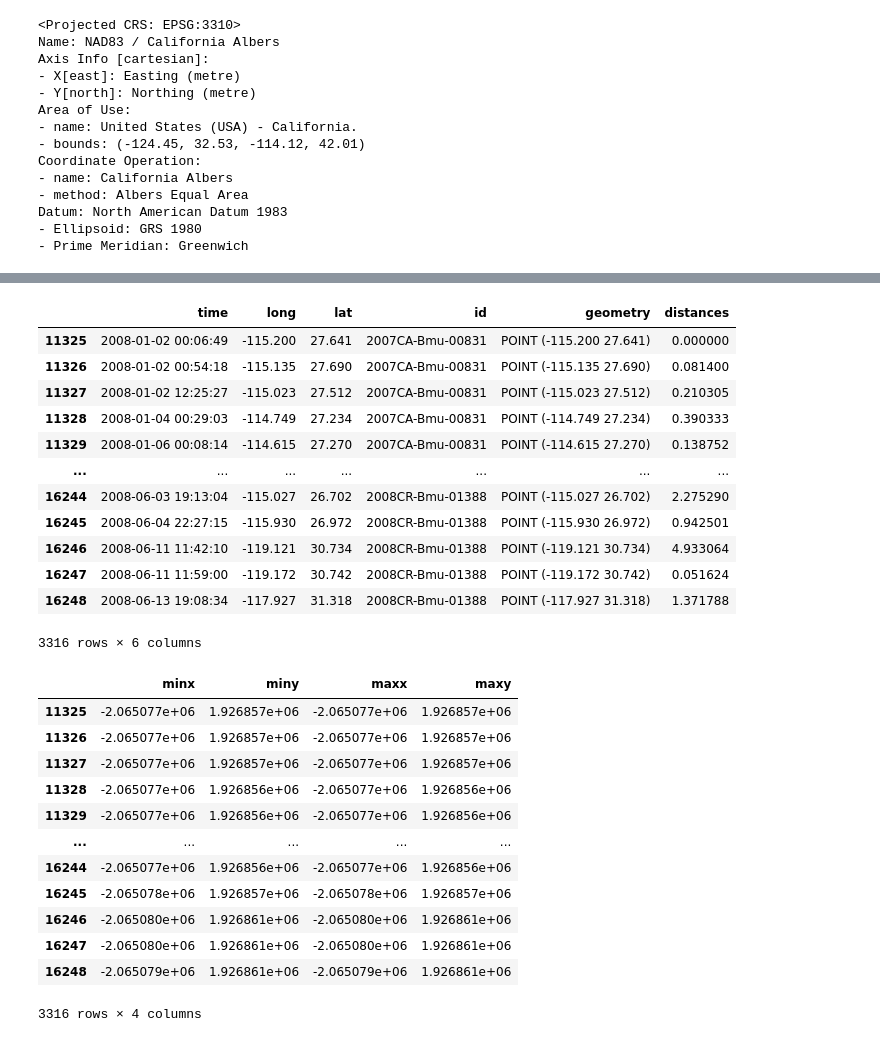
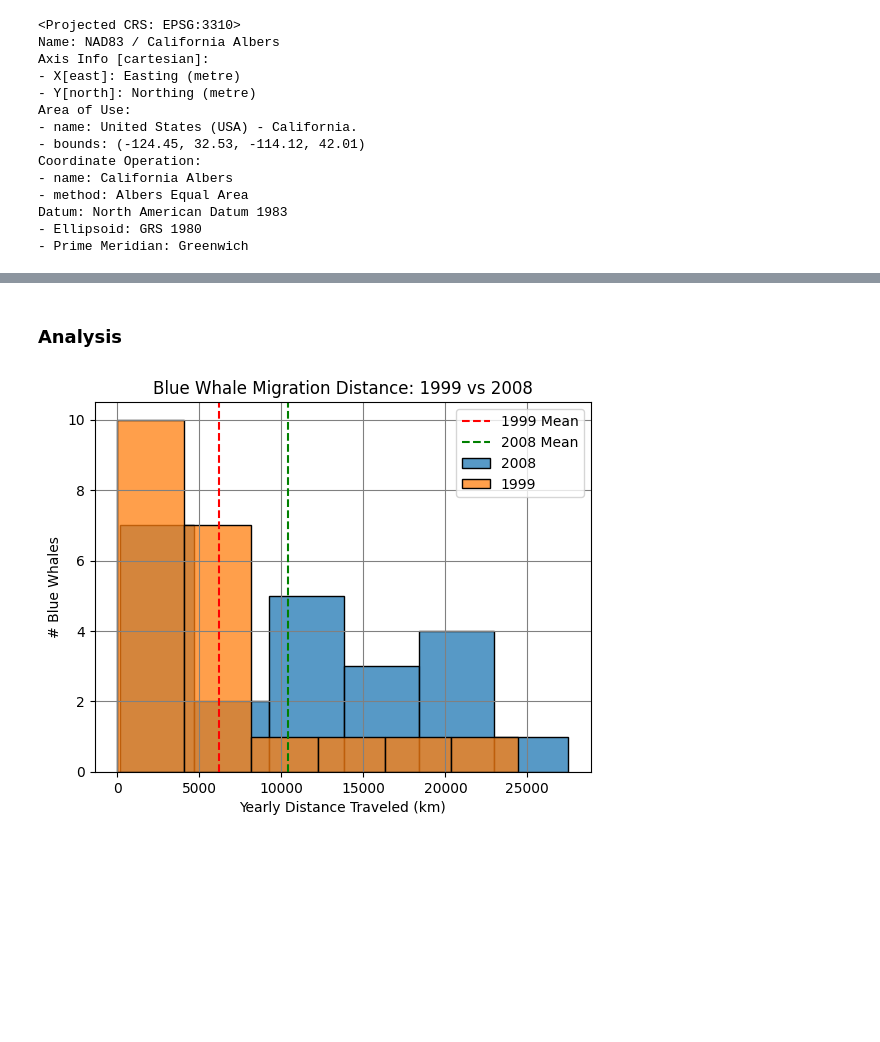
Before and after one commit to alyghanson/migration, a Jupyter notebook: whales/extent.ipynb, the cells around one changed output, grey strips where cells are left out. Drawn from its saved outputs; the diff is of its cells as text; code cells hidden in the pictures; blank space fills up the shorter version.

```diff
--- a/whales/extent.ipynb
+++ b/whales/extent.ipynb
@@ -121,10 +128,14 @@ dtype: int64
+# %%
+#project for finding distances
+w1999_proj = w1999.to_crs(epsg=3310)
+w2008_proj = w2008.to_crs(epsg=3310)
 # %%
 #Make sure all whales are sorted for next step
 
-w1999 = w1999.sort_values(['id', 'time'])
-w2008 = w2008.sort_values(['id', 'time'])
+w1999_proj = w1999_proj.sort_values(['id', 'time'])
+w2008_proj = w2008_proj.sort_values(['id', 'time'])
 
-w2008.crs
+w2008_proj.crs
 # %% [output]
 <Projected CRS: EPSG:3310>
 Name: NAD83 / California Albers
@@ -166,7 +177,8 @@ def calc_dist_from_prev(geodata):
             #if row id matched previous id:
             if row.id == prev_row.id:
             #calculate distance between points
-                distance = curr_point.distance(prev_point)
+                distance = row.geometry.distance(prev_row.geometry)
+                # distance = curr_point.distance(prev_point)
                 total_distance += distance
                 #append for gpd
                 distances_for_gpd = np.append(distances_for_gpd, distance)
@@ -178,5 +190,5 @@ def calc_dist_from_prev(geodata):
                 total_distance = 0
     #for the last point:
     total_distances = np.append(total_distances, total_distance)
-    geodata['distances'] = distances_for_gpd
+    geodata['distances (m)'] = distances_for_gpd
     return total_distances
@@ -192,33 +195,24 @@ change
-# %%
-w2008.sort_values(['id', 'time'])
-# %% [output]
-|  | time | long | lat | id | geometry | distances |
-| 11325 | 2008-01-02 00:06:49 | -115.200 | 27.641 | 2007CA-Bmu-00831 | POINT (-115.200 27.641) | 0.000000 |
-| 11326 | 2008-01-02 00:54:18 | -115.135 | 27.690 | 2007CA-Bmu-00831 | POINT (-115.135 27.690) | 0.081400 |
-| 11327 | 2008-01-02 12:25:27 | -115.023 | 27.512 | 2007CA-Bmu-00831 | POINT (-115.023 27.512) | 0.210305 |
-| 11328 | 2008-01-04 00:29:03 | -114.749 | 27.234 | 2007CA-Bmu-00831 | POINT (-114.749 27.234) | 0.390333 |
-| 11329 | 2008-01-06 00:08:14 | -114.615 | 27.270 | 2007CA-Bmu-00831 | POINT (-114.615 27.270) | 0.138752 |
-| ... | ... | ... | ... | ... | ... | ... |
-| 16244 | 2008-06-03 19:13:04 | -115.027 | 26.702 | 2008CR-Bmu-01388 | POINT (-115.027 26.702) | 2.275290 |
-| 16245 | 2008-06-04 22:27:15 | -115.930 | 26.972 | 2008CR-Bmu-01388 | POINT (-115.930 26.972) | 0.942501 |
-| 16246 | 2008-06-11 11:42:10 | -119.121 | 30.734 | 2008CR-Bmu-01388 | POINT (-119.121 30.734) | 4.933064 |
-| 16247 | 2008-06-11 11:59:00 | -119.172 | 30.742 | 2008CR-Bmu-01388 | POINT (-119.172 30.742) | 0.051624 |
-| 16248 | 2008-06-13 19:08:34 | -117.927 | 31.318 | 2008CR-Bmu-01388 | POINT (-117.927 31.318) | 1.371788 |
-3316 rows × 6 columns
-# %%
-mw2008 = w2008.to_crs('EPSG:5070')
-mw2008.bounds
-# %% [output]
-|  | minx | miny | maxx | maxy |
-| 11325 | -2.065077e+06 | 1.926857e+06 | -2.065077e+06 | 1.926857e+06 |
-| 11326 | -2.065077e+06 | 1.926857e+06 | -2.065077e+06 | 1.926857e+06 |
-| 11327 | -2.065077e+06 | 1.926857e+06 | -2.065077e+06 | 1.926857e+06 |
-| 11328 | -2.065077e+06 | 1.926856e+06 | -2.065077e+06 | 1.926856e+06 |
-| 11329 | -2.065077e+06 | 1.926856e+06 | -2.065077e+06 | 1.926856e+06 |
-| ... | ... | ... | ... | ... |
-| 16244 | -2.065077e+06 | 1.926856e+06 | -2.065077e+06 | 1.926856e+06 |
-| 16245 | -2.065078e+06 | 1.926857e+06 | -2.065078e+06 | 1.926857e+06 |
-| 16246 | -2.065080e+06 | 1.926861e+06 | -2.065080e+06 | 1.926861e+06 |
-| 16247 | -2.065080e+06 | 1.926861e+06 | -2.065080e+06 | 1.926861e+06 |
-| 16248 | -2.065079e+06 | 1.926861e+06 | -2.065079e+06 | 1.926861e+06 |
-3316 rows × 4 columns
+# %%
+distances_1999 = calc_dist_from_prev(w1999_proj)
+distances_2008 = calc_dist_from_prev(w2008_proj)
+distances_1999_km = calc_dist_from_prev(w1999_proj) / 1000
+distances_2008_km = calc_dist_from_prev(w2008_proj) / 1000
+mean_dist_1999_km = np.mean(distances_1999) / 1000
+mean_dist_2008_km = np.mean(distances_2008)  / 1000
+change_km= np.abs(mean_dist_2008-mean_dist_1999)
+change_km = change_m / 1_000
+change_mi = change_m / 1_609
+# %% [markdown]
+### Analysis
+# %%
+sns.histplot(distances_2008_km, label='2008', bins = 6)
+sns.histplot(distances_1999_km, label='1999', bins = 6)
+plt.axvline(mean_dist_1999_km, c='red', linestyle='--', label = '1999 Mean')
+plt.axvline(mean_dist_2008_km, c='green', linestyle='--', label = '2008 Mean')
+plt.legend()
+plt.title('Blue Whale Migration Distance: 1999 vs 2008');
+plt.xlabel('Yearly Distance Traveled (km)')
+plt.ylabel('# Blue Whales')
+plt.grid(linestyle='-', color='grey', zorder=0)
+# %% [output]
+[figure, added]
```
Also changed, not shown: parts of 12 cells of this notebook, 6 other files.
